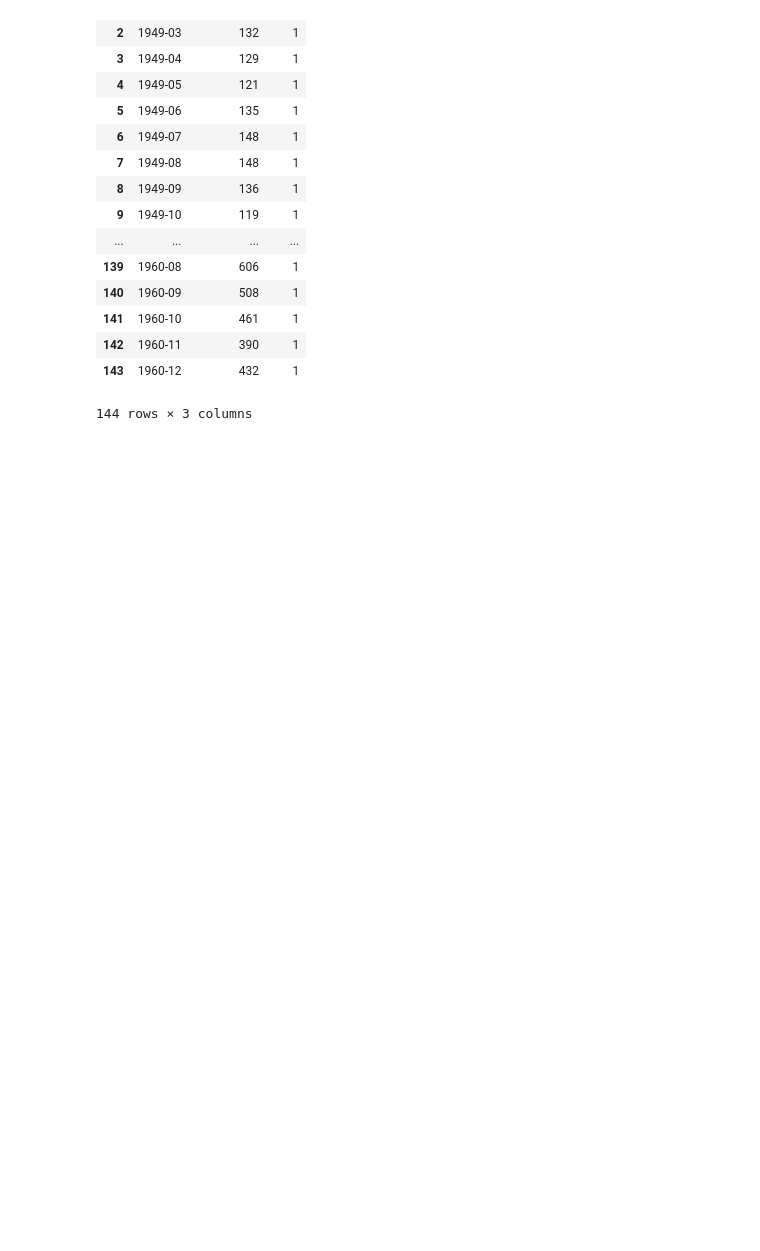
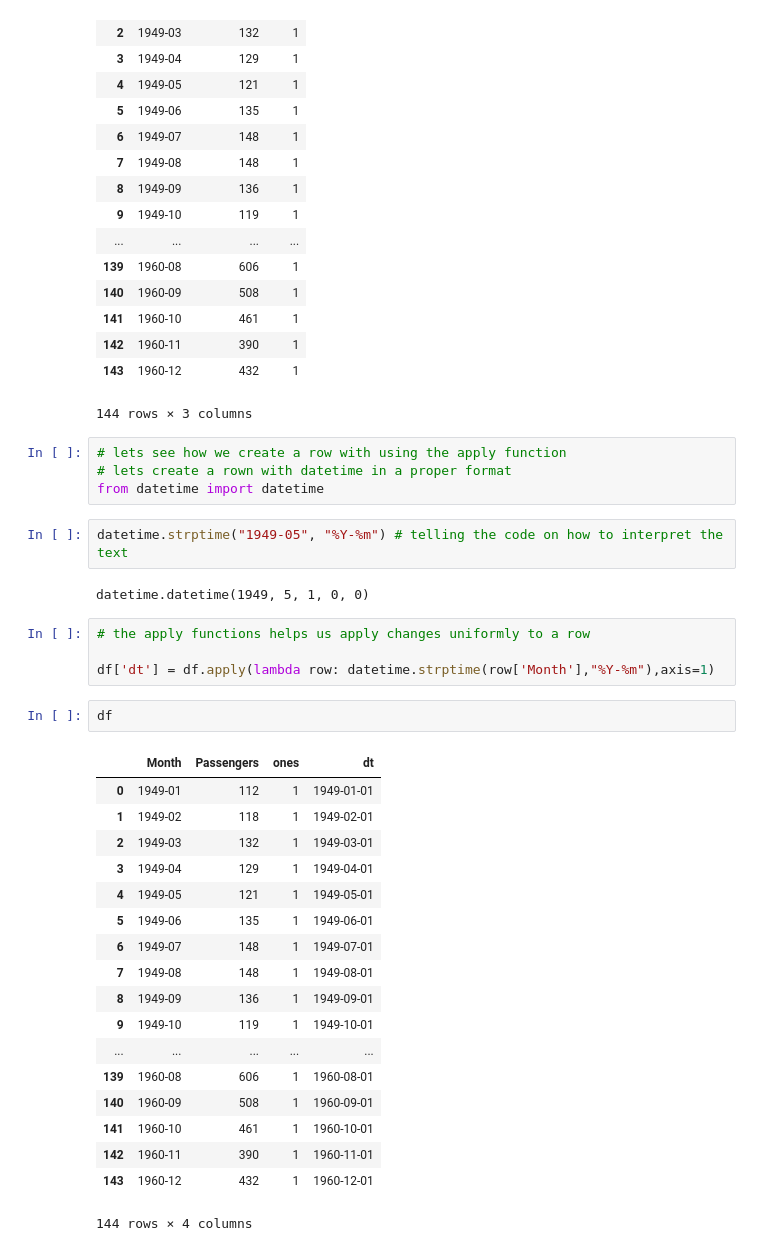
Before and after one commit to AchintyaX/NumpyStack, a Jupyter notebook: PandasBasics/MoreOnDataframes.ipynb, the cells around one changed output. Drawn from its saved outputs; the diff is of its cells as text; blank space fills up the shorter version.

```diff
--- a/PandasBasics/MoreOnDataframes.ipynb
+++ b/PandasBasics/MoreOnDataframes.ipynb
@@ -253,3 +253,36 @@ df
 | 142 | 1960-11 | 390 | 1 |
 | 143 | 1960-12 | 432 | 1 |
 144 rows × 3 columns
+# %%
+# lets see how we create a row with using the apply function
+# lets create a rown with datetime in a proper format
+from datetime import datetime
+# %%
+datetime.strptime("1949-05", "%Y-%m") # telling the code on how to interpret the text
+# %% [output]
+datetime.datetime(1949, 5, 1, 0, 0)
+# %%
+# the apply functions helps us apply changes uniformly to a row
+
+df['dt'] = df.apply(lambda row: datetime.strptime(row['Month'],"%Y-%m"),axis=1)
+# %%
+df
+# %% [output]
+|  | Month | Passengers | ones | dt |
+| 0 | 1949-01 | 112 | 1 | 1949-01-01 |
+| 1 | 1949-02 | 118 | 1 | 1949-02-01 |
+| 2 | 1949-03 | 132 | 1 | 1949-03-01 |
+| 3 | 1949-04 | 129 | 1 | 1949-04-01 |
+| 4 | 1949-05 | 121 | 1 | 1949-05-01 |
+| 5 | 1949-06 | 135 | 1 | 1949-06-01 |
+| 6 | 1949-07 | 148 | 1 | 1949-07-01 |
+| 7 | 1949-08 | 148 | 1 | 1949-08-01 |
+| 8 | 1949-09 | 136 | 1 | 1949-09-01 |
+| 9 | 1949-10 | 119 | 1 | 1949-10-01 |
+| ... | ... | ... | ... | ... |
+| 139 | 1960-08 | 606 | 1 | 1960-08-01 |
+| 140 | 1960-09 | 508 | 1 | 1960-09-01 |
+| 141 | 1960-10 | 461 | 1 | 1960-10-01 |
+| 142 | 1960-11 | 390 | 1 | 1960-11-01 |
+| 143 | 1960-12 | 432 | 1 | 1960-12-01 |
+144 rows × 4 columns
```
Also changed, not shown: parts of 9 cells of this notebook, 3 other files.
